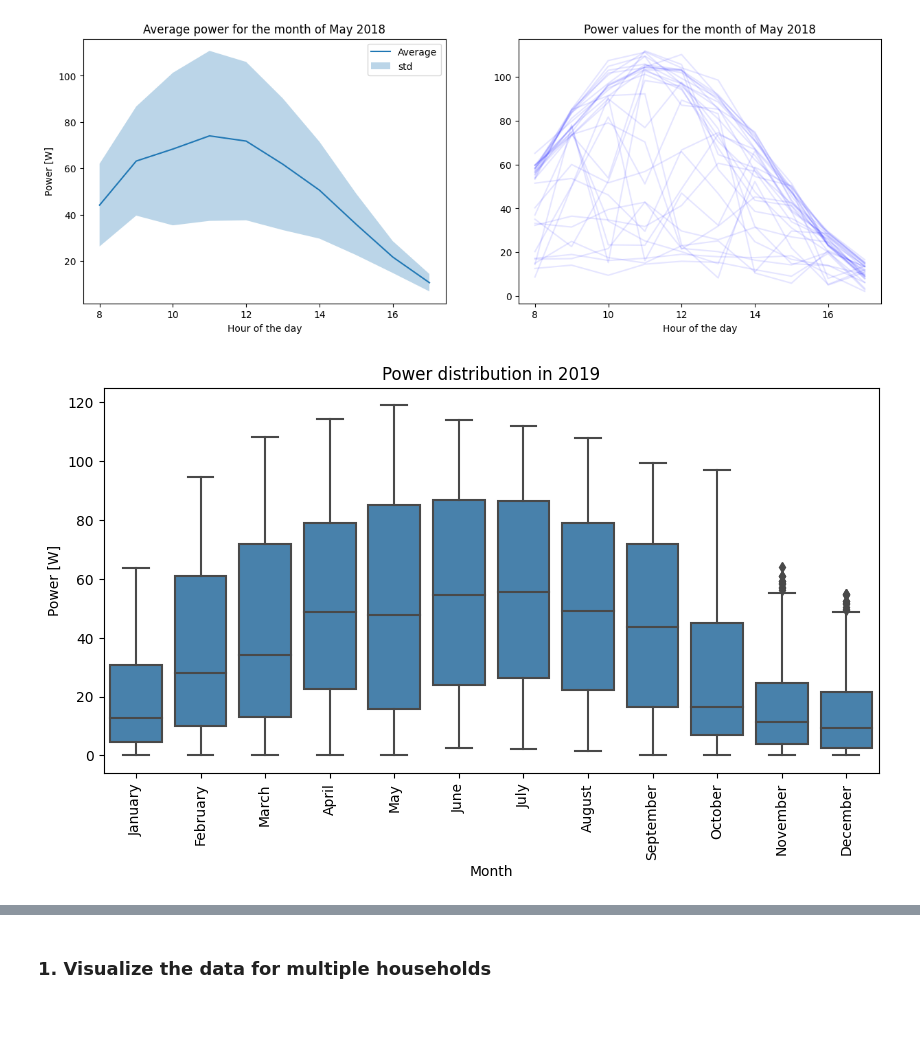
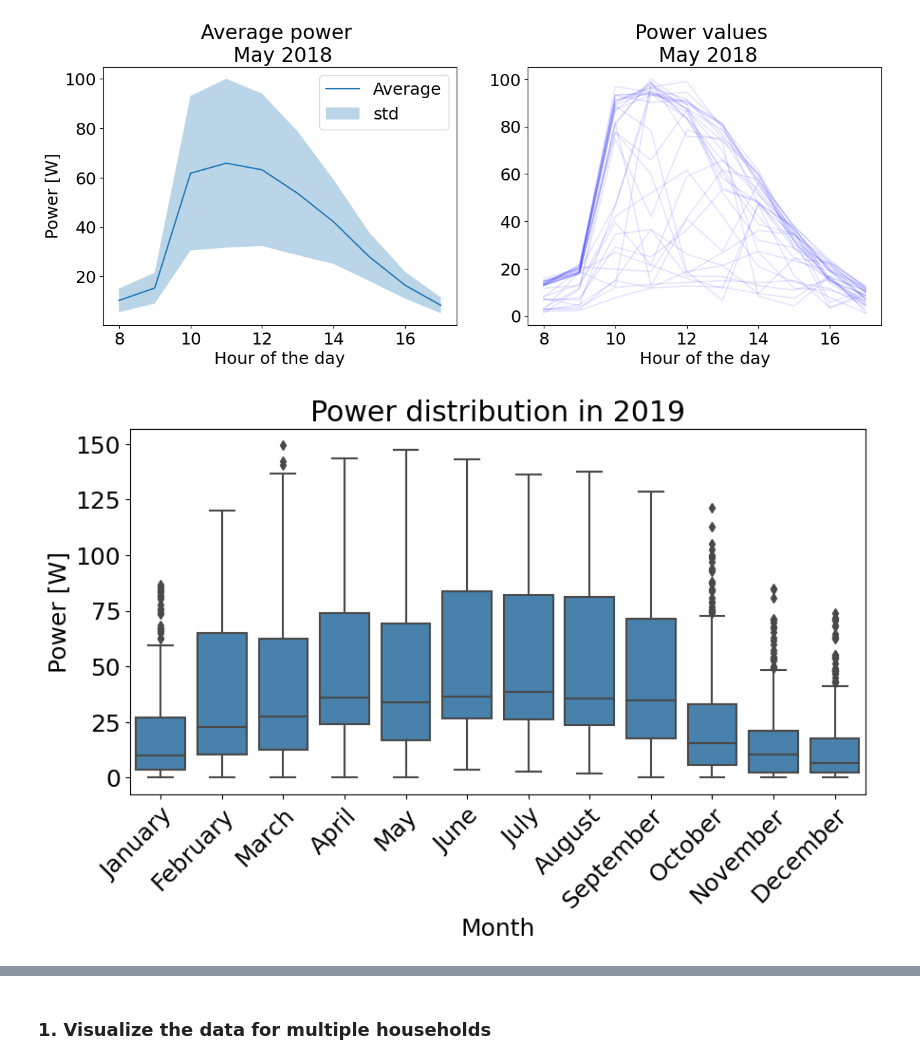
Before and after one commit to TristanCarruzzo/Synthetic_PV_Profiles_FL, a Jupyter notebook: PV_viz.ipynb, the cells around one changed output, grey strips where cells are left out. Cells and saved outputs as stored; diff of their text form; code cells hidden in the pictures; blank space fills up the shorter version.

```diff
--- a/PV_viz.ipynb
+++ b/PV_viz.ipynb
@@ -40,4 +40,8 @@ random_state = np.random.RandomState(random_seed)
 # Set the device
 DEVICE = torch.device('cuda' if torch.cuda.is_available() else 'cpu')
 # DEVICE = 'mps'
+
+months_name = {1:'January', 2:'February', 3:'March', 4:'April', 5:'May', 6:'June', 7:'July', 8:'August', 9:'September', 10:'October', 11:'November', 12:'December'}
+
+plt.rcParams.update({'font.size': 18})
 # %%
@@ -102,40 +108,39 @@ plt.show()
 # %%
 selected_year = 2018
 selected_month = 5
 
-power_values = time_series[(time_series.year == selected_year) & (time_series.month == selected_month)]['target'].values
-time_values = time_series[(time_series.year == selected_year) & (time_series.month == selected_month)]['hour_day'].values
+client_num = 10
+
+power_values = time_series[client_num][(time_series[client_num].year == selected_year) & (time_series[client_num].month == selected_month)]['target'].values
+time_values = time_series[client_num][(time_series[client_num].year == selected_year) & (time_series[client_num].month == selected_month)]['hour_day'].values
 
 # Plot the power values for a specific month
 plt.figure(figsize=(15, 5))
 plt.subplot(1, 2, 1)
 plt.plot(np.mean(time_values.reshape(-1, (hour_end-hour_begin)), axis=0), np.mean(power_values.reshape(-1, (hour_end-hour_begin)), axis=0), label='Average')
 plt.fill_between(np.mean(time_values.reshape(-1, (hour_end-hour_begin)), axis=0), np.mean(power_values.reshape(-1, (hour_end-hour_begin)), axis=0) - np.std(power_values.reshape(-1, (hour_end-hour_begin)), axis=0), np.mean(power_values.reshape(-1, (hour_end-hour_begin)), axis=0) + np.std(power_values.reshape(-1, (hour_end-hour_begin)), axis=0), alpha=0.3, label='std')
-plt.title('Average power for the month of {} {}'.format(months_name[selected_month], selected_year))
+plt.title('Average power \n {} {}'.format(months_name[selected_month], selected_year))
 plt.xlabel('Hour of the day')
 plt.ylabel('Power [W]')
 plt.legend()
-plt.savefig('power_month.png')
 plt.subplot(1,2,2)
 plt.plot(np.mean(time_values.reshape(-1, (hour_end-hour_begin)), axis=0), power_values.reshape(-1, (hour_end-hour_begin)).T, color='blue', alpha=0.1)
-plt.title('Power values for the month of {} {}'.format(months_name[selected_month], selected_year))
+plt.title('Power values \n {} {}'.format(months_name[selected_month], selected_year))
 plt.xlabel('Hour of the day')
 plt.show()
 # %% [output]
-[figure, old version]
+[figure, new version]
 # %%
 # plot the average power for each month of a year
 year = 2019
-# sns.set_theme(style="ticks")
-# sns.set_context('talk')
 
 fig, ax = plt.subplots(figsize=(10, 5))
-fig = sns.boxplot(x='month', y='target', data=time_series[time_series.year==year], color='#3883bb')
+fig = sns.boxplot(x='month', y='target', data=time_series[0][time_series[0].year==year], color='#3883bb')
 plt.ylabel('Power [W]')
-plt.xticks(np.arange(0, 12), [months_name[i] for i in np.arange(1, 13)], rotation=90)
 plt.xlabel('Month')
 plt.title('Power distribution in {}'.format(year))
+plt.xticks(np.arange(0, 12), [months_name[i] for i in np.arange(1, 13)], rotation=45, ha='right',rotation_mode='anchor')
 plt.show()
 # %% [output]
-[figure, old version]
+[figure, new version]
 # %%
```
Also changed, not shown: parts of 7 cells of this notebook, 2 other files.
